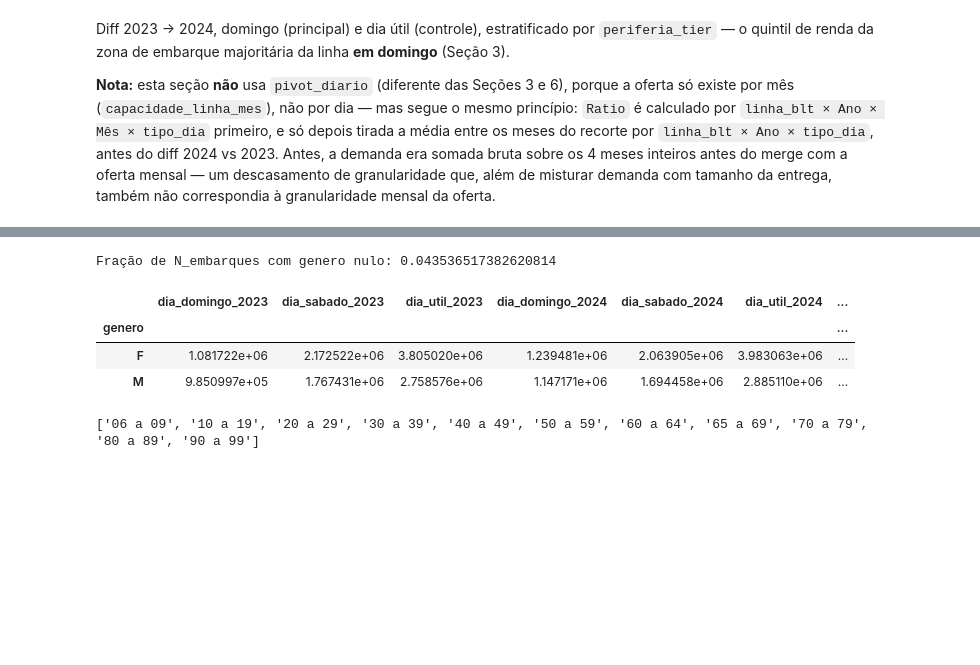
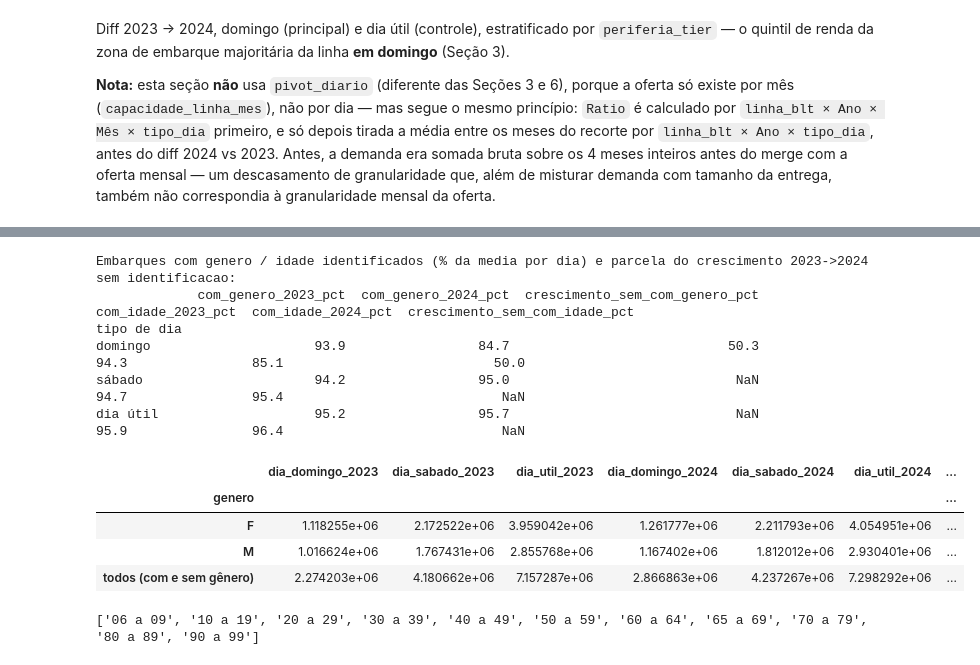
Before and after one commit to gilandrade/tarifa_zero_sptrans, a Jupyter notebook: 03_comparacoes/compara_demanda_oferta_genero_idade.ipynb, the cells around one changed output, grey strips where cells are left out. Saved outputs shown, nothing was run; the diff lists cells and outputs as text; code cells hidden in the pictures; blank space fills up the shorter version.

```diff
--- a/03_comparacoes/compara_demanda_oferta_genero_idade.ipynb
+++ b/03_comparacoes/compara_demanda_oferta_genero_idade.ipynb
@@ -134,7 +232,8 @@ shape: (6_092_384, 8)
 import re
 
 # Dias efetivamente entregues por Ano x Mes x tipo_dia (fora daqui a entrega e desbalanceada
-# entre os anos: 84 dias uteis entregues em 2023 contra 66 em 2024, 16 domingos contra 13).
+# entre os anos: depois das exclusoes da Secao 1, 78 dias uteis em 2023 contra 64 em 2024, 15 domingos
+# contra 11).
 # Somar N_embarques bruto por Ano x tipo_dia mede em parte o tamanho da entrega, nao a demanda
 # -- por isso PctDiff/Sinal_tarifa_zero nas Secoes 3 e 6 usam `pivot_diario` abaixo, que tira a
 # media diaria dentro de cada mes e so depois a media entre os 4 meses (mesmo procedimento da
@@ -165,7 +264,8 @@ datas_bilhetagem = pd.DataFrame(
 datas_bilhetagem["Ano"] = datas_bilhetagem["data"].str[:4]
 datas_bilhetagem["Mes"] = datas_bilhetagem["data"].str[4:6]
 datas_bilhetagem = datas_bilhetagem[datas_bilhetagem["Mes"].isin(MESES)
-                                    & datas_bilhetagem["Ano"].isin(["2023", "2024"])]
+                                    & datas_bilhetagem["Ano"].isin(["2023", "2024"])
+                                    & ~datas_bilhetagem["data"].isin(DATAS_EXCLUIDAS)]   # mesmas datas que sairam do agregado
 
 n_dias = datas_bilhetagem.groupby(["Ano", "Mes", "tipo_dia"]).size().rename("n_dias")
 
@@ -1088,22 +1243,59 @@ Seção 1. `linha_blt` nulo é sempre excluído (não é embarque de ônibus mun
 # %%
-# ~4-5% dos embarques têm genero nulo (cartão não identificado/não cadastrado) — excluídos deste
-# recorte por não serem classificáveis em F/M, não porque sejam um terceiro grupo relevante.
-print("Fração de N_embarques com genero nulo:", agg_demanda.filter(pl.col("genero").is_null())["N_embarques"].sum() / agg_demanda["N_embarques"].sum())
+# Genero e idade vem do cadastro do cartao. Quem passa sem cartao identificado (DINHEIRO, OUTROS,
+# cartao sem cadastro) nao tem genero nem idade -- e no domingo de 2024, com a catraca de graca, esse
+# grupo cresce muito (DINHEIRO x3,4 por domingo, ver 04_diagnostico). A falta nao e constante: muda
+# com o ano e com o tratamento. Por isso os resultados abaixo valem "entre quem validou cartao".
+com_linha = agg_demanda.filter(pl.col("linha_blt").is_not_null())
 
-# linha_blt nula tambem e excluida aqui (politica geral: nao e embarque de onibus municipal) --
-# antes essa exclusao faltava e inflava os totais em ~26-28%.
-resumo_genero = dropar_bruto(pivot_diario(
-    agg_demanda.filter(pl.col("genero").is_in(["F", "M"]) & pl.col("linha_blt").is_not_null()),
-    ["genero"],
-))
+
+def cobertura(col_ok, rotulo):
+    p = dropar_bruto(pivot_diario(com_linha.with_columns(
+        pl.when(col_ok).then(pl.lit("sim")).otherwise(pl.lit("nao")).alias("_ok")), ["_ok"]))
+    linhas = {}
+    for dia, nome in [("domingo", "domingo"), ("sabado", "sábado"), ("util", "dia útil")]:
+        tot23 = p[f"dia_{dia}_2023"].sum(); tot24 = p[f"dia_{dia}_2024"].sum()
+        linhas[nome] = {
+            f"{rotulo}_2023_pct": 100 * p.loc["sim", f"dia_{dia}_2023"] / tot23,
+            f"{rotulo}_2024_pct": 100 * p.loc["sim", f"dia_{dia}_2024"] / tot24,
+            # so no domingo: no sabado e no dia util o crescimento total e quase nulo e a razao explode
+            f"crescimento_sem_{rotulo}_pct": (100 * (p.loc["nao", f"dia_{dia}_2024"] - p.loc["nao", f"dia_{dia}_2023"]) / (tot24 - tot23)
+                                              if dia == "domingo" else np.nan),
+        }
+    return pd.DataFrame(linhas).T
+
+
+cobertura_identificacao = cobertura(pl.col("genero").is_in(["F", "M"]), "com_genero").join(
+    cobertura(pl.col("faixa_etaria").is_not_null(), "com_idade"))
+cobertura_identificacao.index.name = "tipo de dia"
+cobertura_identificacao.to_parquet(DIR_TABELAS / "cobertura_identificacao.parquet")
+print("Embarques com genero / idade identificados (% da media por dia) e parcela do crescimento 2023->2024 sem identificacao:")
+print(cobertura_identificacao.round(1).to_string())
+
+
+def linha_todos(nome):
+    # mesma conta sobre todos os embarques com linha, identificados ou nao -- a referencia
+    t = dropar_bruto(pivot_diario(com_linha.with_columns(pl.lit(nome).alias("_todos")), ["_todos"]))
+    t.index.name = None
+    return t
+
+
+resumo_genero = dropar_bruto(pivot_diario(com_linha.filter(pl.col("genero").is_in(["F", "M"])), ["genero"]))
+resumo_genero = pd.concat([resumo_genero, linha_todos("todos (com e sem gênero)")])
+resumo_genero.index.name = "genero"
 resumo_genero.to_parquet(DIR_TABELAS / "resumo_genero.parquet")
 resumo_genero
 # %% [output]
-Fração de N_embarques com genero nulo: 0.043536517382620814
+Embarques com genero / idade identificados (% da media por dia) e parcela do crescimento 2023->2024 sem identificacao:
+             com_genero_2023_pct  com_genero_2024_pct  crescimento_sem_com_genero_pct  com_idade_2023_pct  com_idade_2024_pct  crescimento_sem_com_idade_pct
+tipo de dia
+domingo                     93.9                 84.7                            50.3                94.3                85.1                           50.0
+sábado                      94.2                 95.0                             NaN                94.7                95.4                            NaN
+dia útil                    95.2                 95.7                             NaN                95.9                96.4                            NaN
 |  | dia_domingo_2023 | dia_sabado_2023 | dia_util_2023 | dia_domingo_2024 | dia_sabado_2024 | dia_util_2024 | ... |
 | genero |  |  |  |  |  |  | ... |
-| F | 1.081722e+06 | 2.172522e+06 | 3.805020e+06 | 1.239481e+06 | 2.063905e+06 | 3.983063e+06 | ... |
-| M | 9.850997e+05 | 1.767431e+06 | 2.758576e+06 | 1.147171e+06 | 1.694458e+06 | 2.885110e+06 | ... |
+| F | 1.118255e+06 | 2.172522e+06 | 3.959042e+06 | 1.261777e+06 | 2.211793e+06 | 4.054951e+06 | ... |
+| M | 1.016624e+06 | 1.767431e+06 | 2.855768e+06 | 1.167402e+06 | 1.812012e+06 | 2.930401e+06 | ... |
+| todos (com e sem gênero) | 2.274203e+06 | 4.180662e+06 | 7.157287e+06 | 2.866863e+06 | 4.237267e+06 | 7.298292e+06 | ... |
 # %%
 # Checar rótulos exatos de faixa_etaria antes de definir o corte 60+ (~3-4% nulos, ver Seção 1 — dropna antes de ordenar)
 faixas = agg_demanda.select("faixa_etaria").unique().to_pandas()["faixa_etaria"]
```
Also changed, not shown: parts of 28 cells of this notebook, 24 other files.
